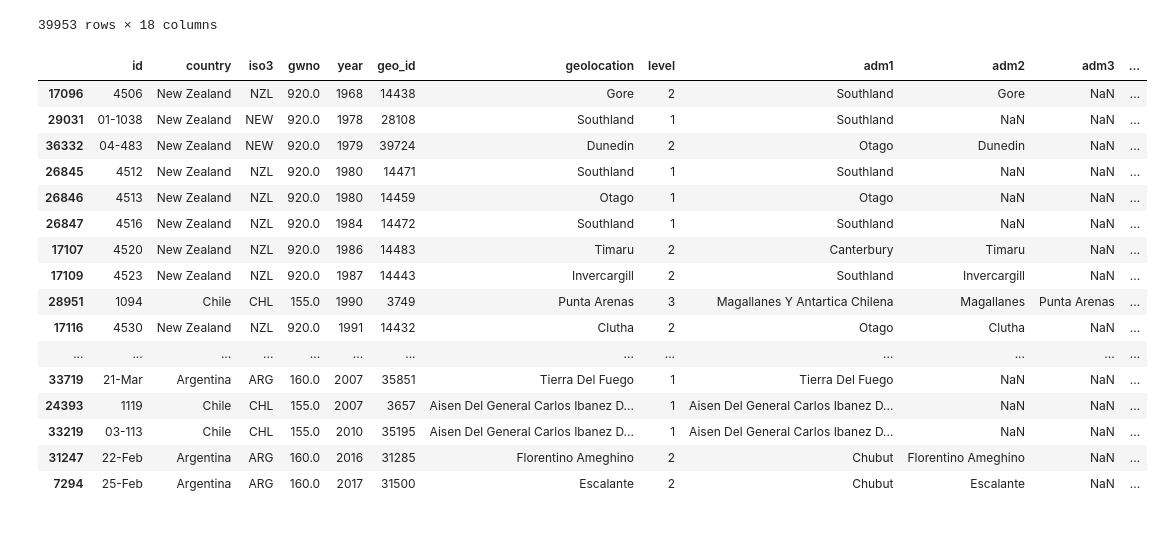
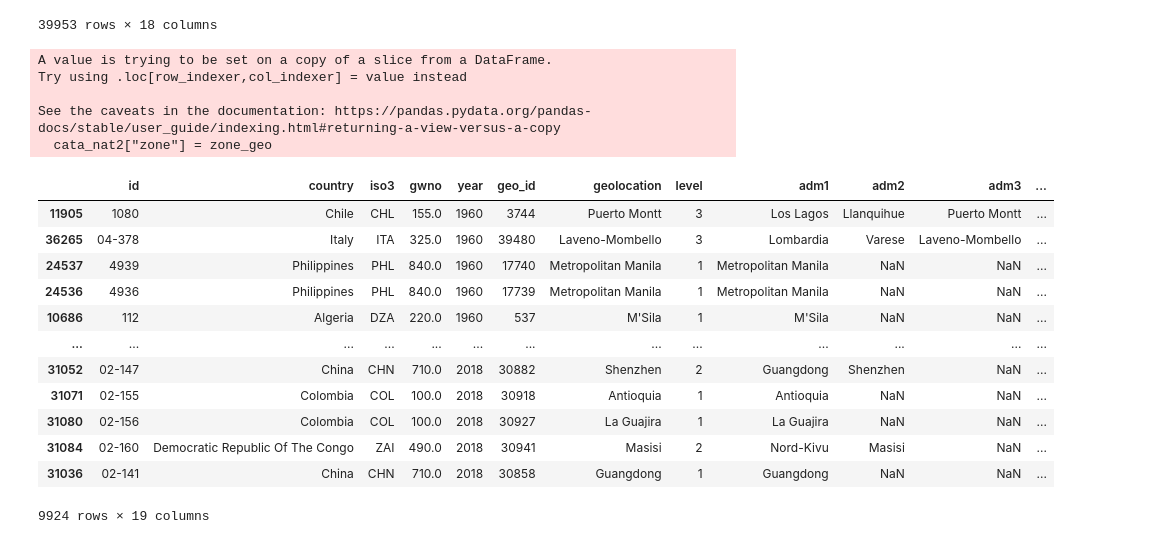
Before and after one commit to JasonFrai/projet_rechauffement_cda, a Jupyter notebook: Etude_par_pays.ipynb, the cells around one changed output. Drawn from its saved outputs; the diff is of its cells as text; code cells hidden in the pictures.

```diff
--- a/Etude_par_pays.ipynb
+++ b/Etude_par_pays.ipynb
@@ -156,26 +162,47 @@ cata_nat
 # %%
 #Suppression doublon
 cata_nat2 = cata_nat.drop_duplicates(subset = "id")
 #24N-90N	24S-24N	90S-24S	64N-90N	44N-64N	24N-44N	EQU-24N	24S-EQU	44S-24S	64S-44S	90S-64S
 cata_nat2[cata_nat2["latitude"]<-44]
+zone_geo = []
+for element in cata_nat2['latitude'] :
+    if element < -64 :
+        zone_geo.append("90S-64S")
+    elif element < -44 :
+        zone_geo.append("64S-44S")
+    elif element  < -24 :
+        zone_geo.append("24S-44S")
+    elif element < 0 :
+        zone_geo.append ("EQU-24S")
+    elif element <24 :
+        zone_geo.append ( "24N-EQU")
+    elif element < 44 :
+        zone_geo.append ( "44N-24N")
+    elif element < 64 :
+        zone_geo.append ("64N-24N")
+    elif 1==1 :
+        zone_geo.append("90N-64N" )
+cata_nat2["zone"] = zone_geo
+cata_nat2
 # %% [output]
+A value is trying to be set on a copy of a slice from a DataFrame.
+Try using .loc[row_indexer,col_indexer] = value instead
+
+See the caveats in the documentation: https://pandas.pydata.org/pandas-docs/stable/user_guide/indexing.html#returning-a-view-versus-a-copy
+  cata_nat2["zone"] = zone_geo
 |  | id | country | iso3 | gwno | year | geo_id | geolocation | level | adm1 | adm2 | adm3 | ... |
-| 17096 | 4506 | New Zealand | NZL | 920.0 | 1968 | 14438 | Gore | 2 | Southland | Gore | NaN | ... |
-| 29031 | 01-1038 | New Zealand | NEW | 920.0 | 1978 | 28108 | Southland | 1 | Southland | NaN | NaN | ... |
-| 36332 | 04-483 | New Zealand | NEW | 920.0 | 1979 | 39724 | Dunedin | 2 | Otago | Dunedin | NaN | ... |
-| 26845 | 4512 | New Zealand | NZL | 920.0 | 1980 | 14471 | Southland | 1 | Southland | NaN | NaN | ... |
-| 26846 | 4513 | New Zealand | NZL | 920.0 | 1980 | 14459 | Otago | 1 | Otago | NaN | NaN | ... |
-| 26847 | 4516 | New Zealand | NZL | 920.0 | 1984 | 14472 | Southland | 1 | Southland | NaN | NaN | ... |
-| 17107 | 4520 | New Zealand | NZL | 920.0 | 1986 | 14483 | Timaru | 2 | Canterbury | Timaru | NaN | ... |
-| 17109 | 4523 | New Zealand | NZL | 920.0 | 1987 | 14443 | Invercargill | 2 | Southland | Invercargill | NaN | ... |
-| 28951 | 1094 | Chile | CHL | 155.0 | 1990 | 3749 | Punta Arenas | 3 | Magallanes Y Antartica Chilena | Magallanes | Punta Arenas | ... |
-| 17116 | 4530 | New Zealand | NZL | 920.0 | 1991 | 14432 | Clutha | 2 | Otago | Clutha | NaN | ... |
+| 11905 | 1080 | Chile | CHL | 155.0 | 1960 | 3744 | Puerto Montt | 3 | Los Lagos | Llanquihue | Puerto Montt | ... |
+| 36265 | 04-378 | Italy | ITA | 325.0 | 1960 | 39480 | Laveno-Mombello | 3 | Lombardia | Varese | Laveno-Mombello | ... |
+| 24537 | 4939 | Philippines | PHL | 840.0 | 1960 | 17740 | Metropolitan Manila | 1 | Metropolitan Manila | NaN | NaN | ... |
+| 24536 | 4936 | Philippines | PHL | 840.0 | 1960 | 17739 | Metropolitan Manila | 1 | Metropolitan Manila | NaN | NaN | ... |
+| 10686 | 112 | Algeria | DZA | 220.0 | 1960 | 537 | M'Sila | 1 | M'Sila | NaN | NaN | ... |
 | ... | ... | ... | ... | ... | ... | ... | ... | ... | ... | ... | ... | ... |
-| 33719 | 21-Mar | Argentina | ARG | 160.0 | 2007 | 35851 | Tierra Del Fuego | 1 | Tierra Del Fuego | NaN | NaN | ... |
-| 24393 | 1119 | Chile | CHL | 155.0 | 2007 | 3657 | Aisen Del General Carlos Ibanez D... | 1 | Aisen Del General Carlos Ibanez D... | NaN | NaN | ... |
-| 33219 | 03-113 | Chile | CHL | 155.0 | 2010 | 35195 | Aisen Del General Carlos Ibanez D... | 1 | Aisen Del General Carlos Ibanez D... | NaN | NaN | ... |
-| 31247 | 22-Feb | Argentina | ARG | 160.0 | 2016 | 31285 | Florentino Ameghino | 2 | Chubut | Florentino Ameghino | NaN | ... |
-| 7294 | 25-Feb | Argentina | ARG | 160.0 | 2017 | 31500 | Escalante | 2 | Chubut | Escalante | NaN | ... |
+| 31052 | 02-147 | China | CHN | 710.0 | 2018 | 30882 | Shenzhen | 2 | Guangdong | Shenzhen | NaN | ... |
+| 31071 | 02-155 | Colombia | COL | 100.0 | 2018 | 30918 | Antioquia | 1 | Antioquia | NaN | NaN | ... |
+| 31080 | 02-156 | Colombia | COL | 100.0 | 2018 | 30927 | La Guajira | 1 | La Guajira | NaN | NaN | ... |
+| 31084 | 02-160 | Democratic Republic Of The Congo | ZAI | 490.0 | 2018 | 30941 | Masisi | 2 | Nord-Kivu | Masisi | NaN | ... |
+| 31036 | 02-141 | China | CHN | 710.0 | 2018 | 30858 | Guangdong | 1 | Guangdong | NaN | NaN | ... |
+9924 rows × 19 columns
 # %%
 import seaborn as sns
 # %%
```
Also changed, not shown: parts of 13 cells of this notebook.
